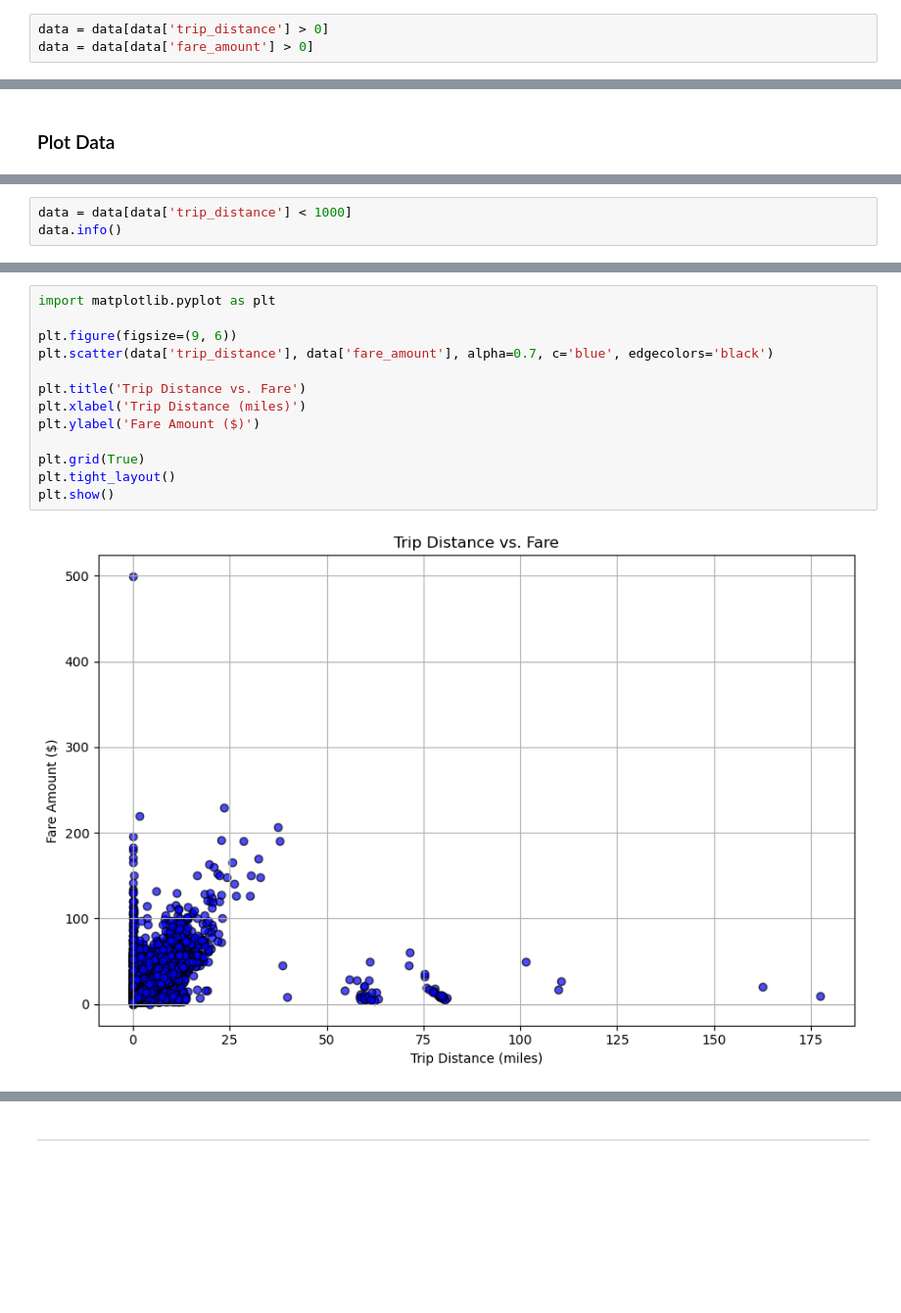
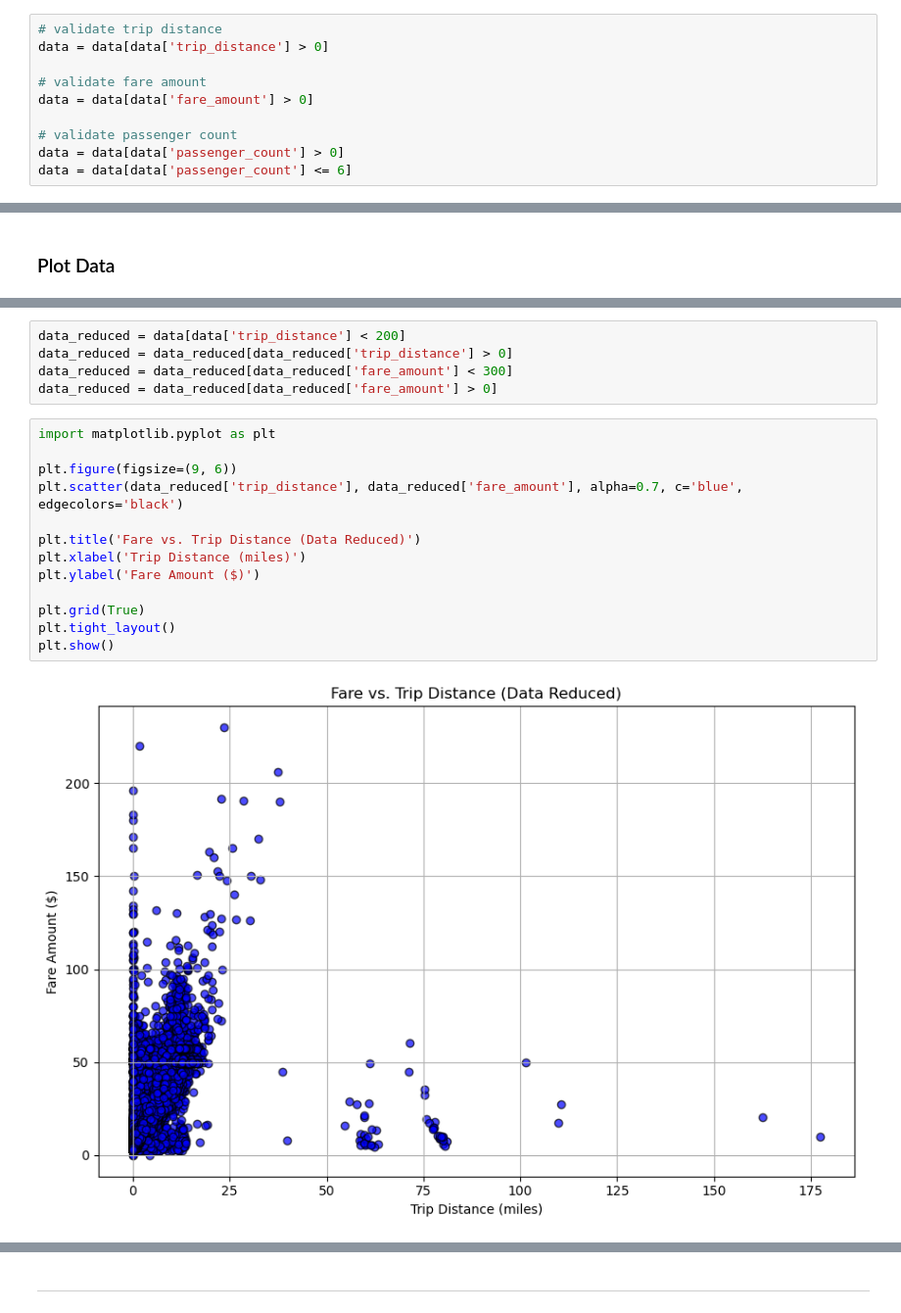
Before and after one commit to hilaryle/coen140-ml-project, a Jupyter notebook: ml-final-project.ipynb, the cells around one changed output, grey strips where cells are left out. Shown at 98% size. Saved outputs shown, nothing was run; the diff lists cells and outputs as text; blank space fills up the shorter version.

```diff
--- a/ml-final-project.ipynb
+++ b/ml-final-project.ipynb
@@ -108,8 +94,15 @@ data
 | 199999 | 14.1 | -73.984395 | 40.720077 | -73.985508 | 40.768793 | 1 | ... |
 199987 rows × 13 columns
 # %%
+# validate trip distance
 data = data[data['trip_distance'] > 0]
+
+# validate fare amount
 data = data[data['fare_amount'] > 0]
+
+# validate passenger count
+data = data[data['passenger_count'] > 0]
+data = data[data['passenger_count'] <= 6]
 # %%
 data.info()
 # %% [output]
@@ -155,6 +159,3 @@ plt.tight_layout()
 plt.show()
 # %% [output]
 [figure]
-# %%
-data = data[data['trip_distance'] < 1000]
-data.info()
@@ -182,15 +232,20 @@ memory usage: 16.3 MB
+# %%
+data_reduced = data[data['trip_distance'] < 200]
+data_reduced = data_reduced[data_reduced['trip_distance'] > 0]
+data_reduced = data_reduced[data_reduced['fare_amount'] < 300]
+data_reduced = data_reduced[data_reduced['fare_amount'] > 0]
 # %%
 import matplotlib.pyplot as plt
 
 plt.figure(figsize=(9, 6))
-plt.scatter(data['trip_distance'], data['fare_amount'], alpha=0.7, c='blue', edgecolors='black')
+plt.scatter(data_reduced['trip_distance'], data_reduced['fare_amount'], alpha=0.7, c='blue', edgecolors='black')
 
-plt.title('Trip Distance vs. Fare')
+plt.title('Fare vs. Trip Distance (Data Reduced)')
 plt.xlabel('Trip Distance (miles)')
 plt.ylabel('Fare Amount ($)')
 
 plt.grid(True)
 plt.tight_layout()
 plt.show()
 # %% [output]
-[figure, old version]
+[figure, new version]
```
Also changed, not shown: parts of 107 cells of this notebook.
